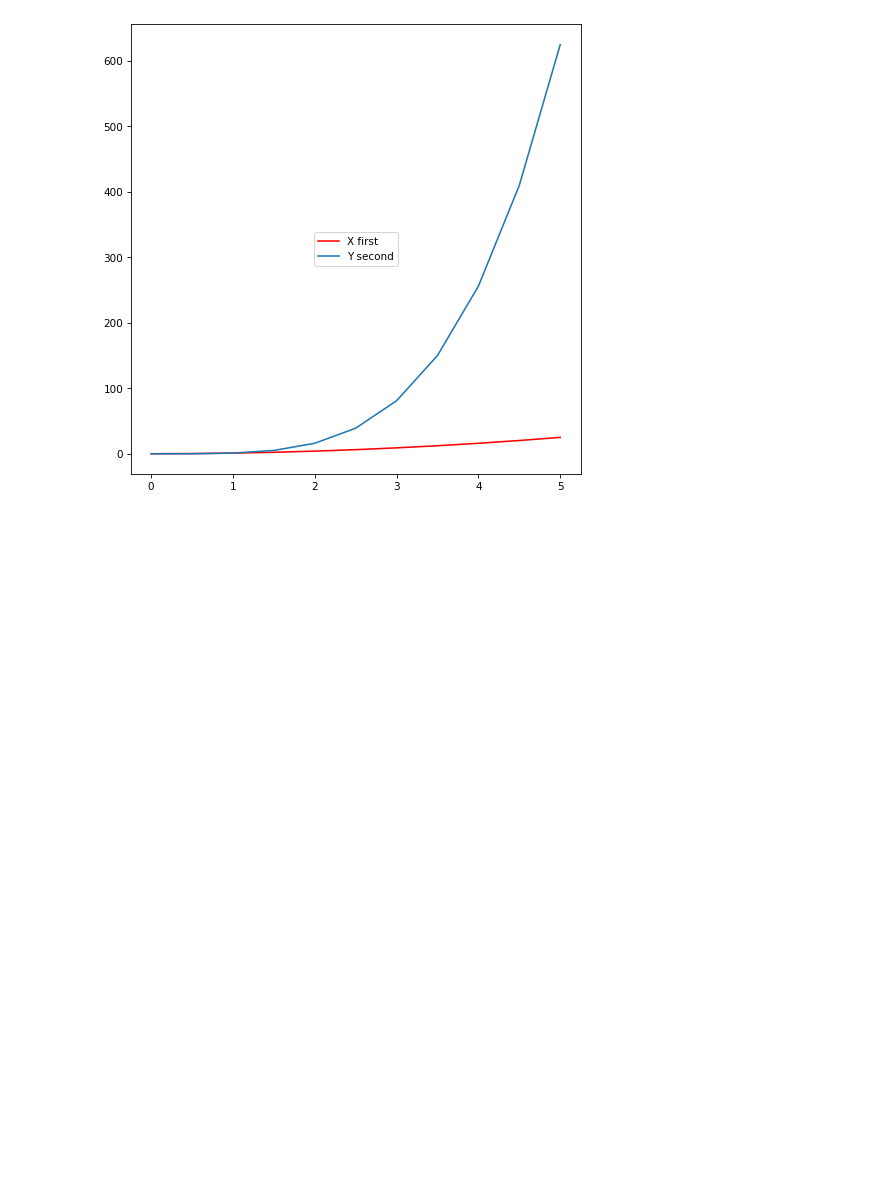
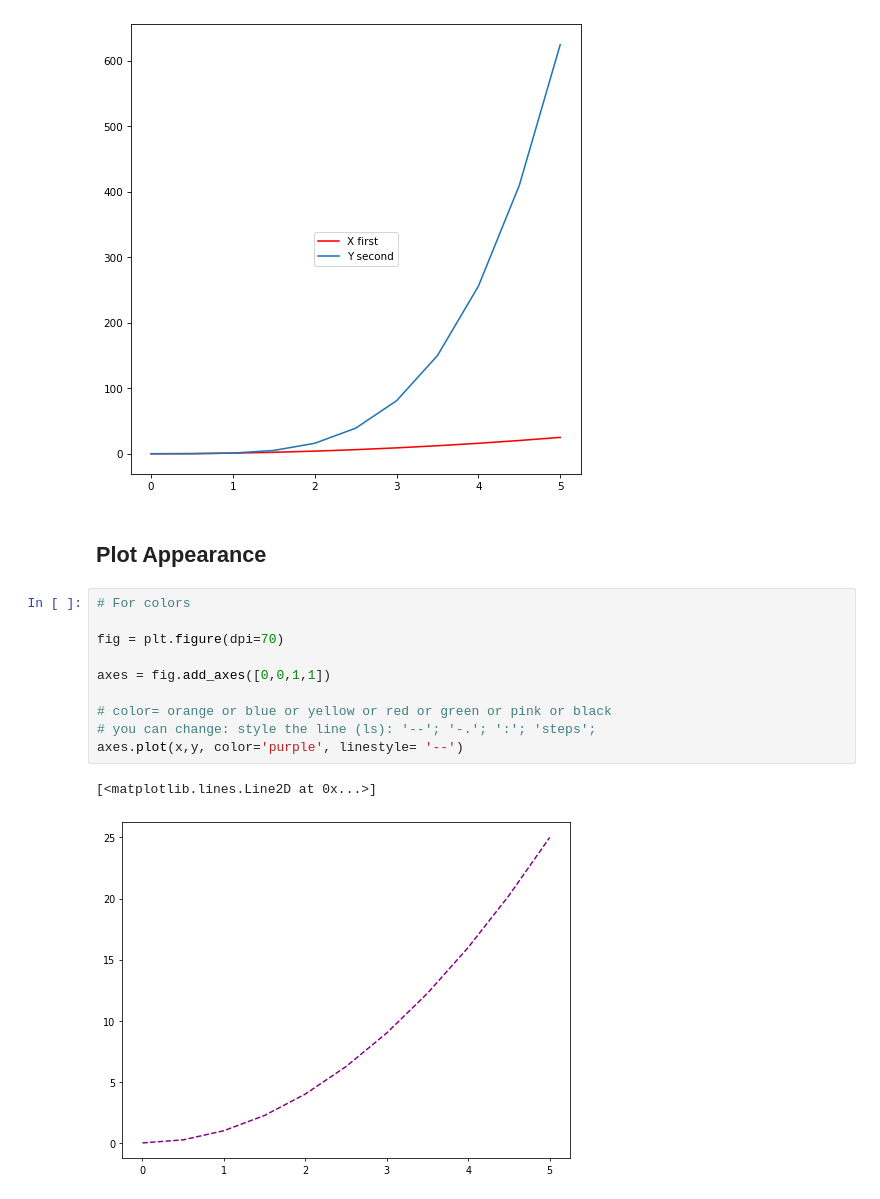
Before and after one commit to Lizaa-sm/python_to_DS, a Jupyter notebook: Python_MatPlot/Introduction_Matplotlib.ipynb, the cells around one changed output. Saved outputs shown, nothing was run; the diff lists cells and outputs as text; blank space fills up the shorter version.

```diff
--- a/Python_MatPlot/Introduction_Matplotlib.ipynb
+++ b/Python_MatPlot/Introduction_Matplotlib.ipynb
@@ -133,3 +133,18 @@ ax.legend(loc=10)
 # %% [output]
 <matplotlib.legend.Legend at 0x...>
 [figure]
+# %% [markdown]
+## **Plot Appearance**
+# %%
+# For colors
+
+fig = plt.figure(dpi=70)
+
+axes = fig.add_axes([0,0,1,1])
+
+# color= orange or blue or yellow or red or green or pink or black
+# you can change: style the line (ls): '--'; '-.'; ':'; 'steps';
+axes.plot(x,y, color='purple', linestyle= '--')
+# %% [output]
+[<matplotlib.lines.Line2D at 0x...>]
+[figure, added]
```
Also changed, not shown: parts of 8 cells of this notebook.
